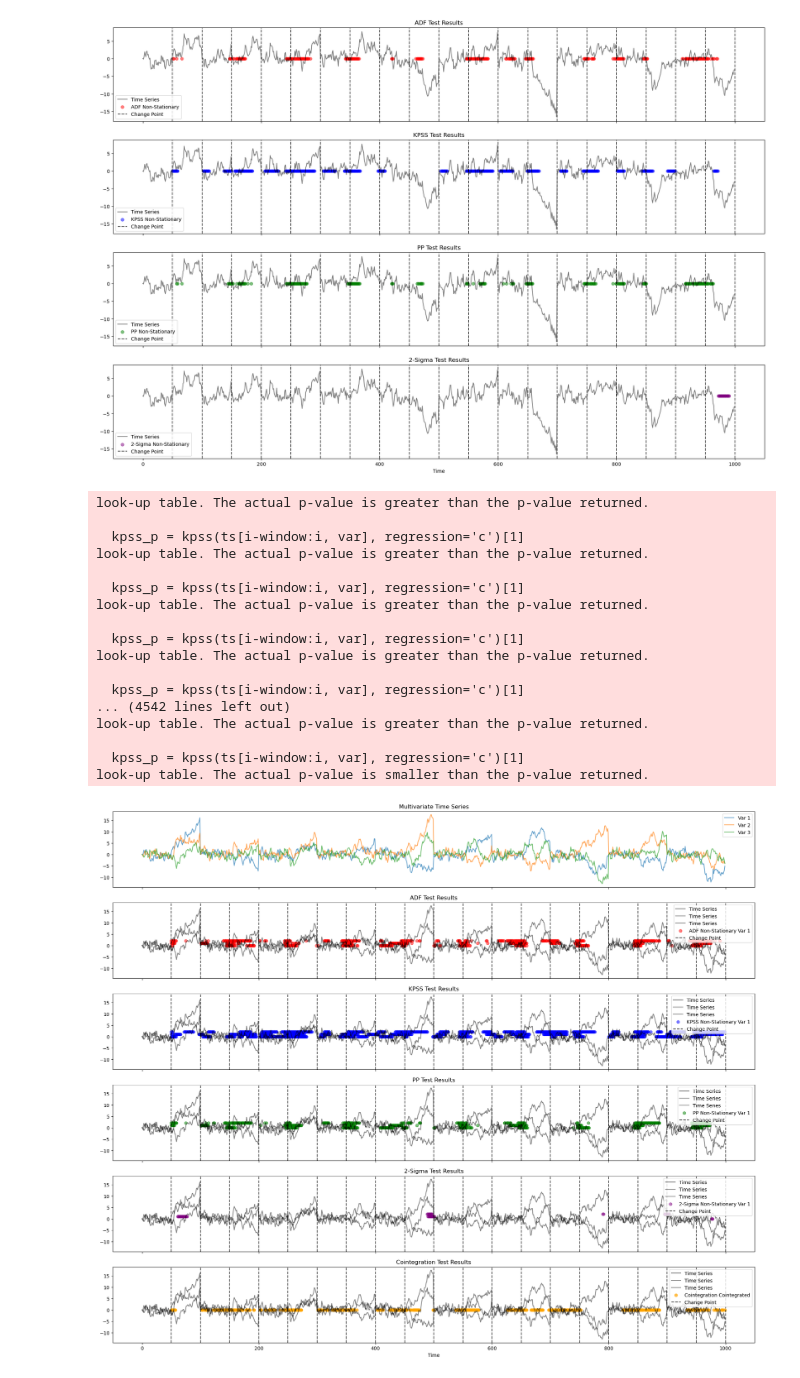
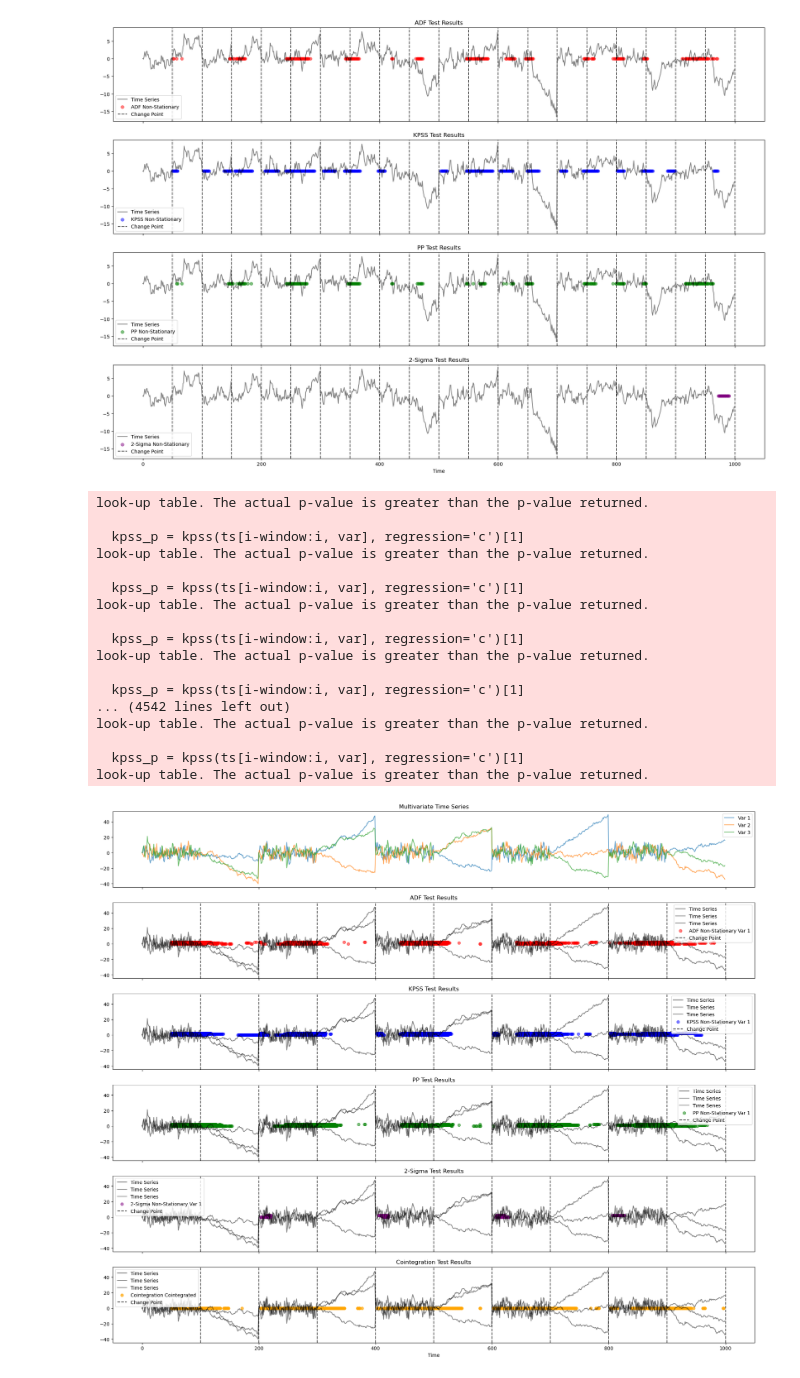
Before and after one commit to joshlooks/covariance-matrix, a Jupyter notebook: stats_roc.ipynb, the cells around one changed output. Cells and saved outputs as stored; diff of their text form; code cells hidden in the pictures.

```diff
--- a/stats_roc.ipynb
+++ b/stats_roc.ipynb
@@ -104,14 +104,14 @@ def generate_multivariate_ts(n_periods=1000, n_variables=3, segment_length=50, s
         for var in range(n_variables):
             if i % 2 == 0:
                 # Stationary: AR(1) process
-                ar_coeff = 0.7
-                noise = np.random.normal(0, 1, segment_length)
+                ar_coeff = 0.5
+                noise = np.random.normal(0, 5, segment_length)
                 segment = np.zeros(segment_length)
                 for t in range(1, segment_length):
                     segment[t] = ar_coeff * segment[t-1] + noise[t]
             else:
                 # Non-Stationary: Random walk
-                drift = np.random.uniform(-0.1, 0.1)
+                drift = np.random.uniform(-0.5, 0.5)
                 segment = np.cumsum(np.random.normal(drift, 1, segment_length))
 
             ts[i*segment_length:(i+1)*segment_length, var] = segment
@@ -201,7 +201,7 @@ def plot_results_multivariate(ts, adf_results, kpss_results, pp_results, sigma_r
     plt.show()
 
 # Run the analysis for multivariate time series
-ts, change_points = generate_multivariate_ts()
+ts, change_points = generate_multivariate_ts(segment_length=100)
 
 # Perform rolling Johansen cointegration test
 cointegration_results = johansen_cointegration_test(ts, window=50)
@@ -212,35 +212,35 @@ adf_results, kpss_results, pp_results, sigma_results = rolling_tests_multivariat
 # Plot results
 plot_results_multivariate(ts, adf_results, kpss_results, pp_results, sigma_results, cointegration_results, change_points, window=50)
 
 from sklearn.metrics import roc_curve, auc
 
 def generate_true_labels(n_periods=1000, n_variables=3, segment_length=50):
     true_labels = np.zeros((n_periods, n_variables))
 
     for i in range(n_periods // segment_length):
         label = 1 if i % 2 == 1 else 0  # Alternating between stationary (0) and non-stationary (1)
         true_labels[i*segment_length:(i+1)*segment_length, :] = label
 
     return true_labels
 # %% [output]
 look-up table. The actual p-value is greater than the p-value returned.
 
   kpss_p = kpss(ts[i-window:i, var], regression='c')[1]
 look-up table. The actual p-value is greater than the p-value returned.
 
   kpss_p = kpss(ts[i-window:i, var], regression='c')[1]
 look-up table. The actual p-value is greater than the p-value returned.
 
   kpss_p = kpss(ts[i-window:i, var], regression='c')[1]
 look-up table. The actual p-value is greater than the p-value returned.
 
   kpss_p = kpss(ts[i-window:i, var], regression='c')[1]
 ... (4542 lines left out)
 look-up table. The actual p-value is greater than the p-value returned.
 
   kpss_p = kpss(ts[i-window:i, var], regression='c')[1]
-look-up table. The actual p-value is smaller than the p-value returned.
+look-up table. The actual p-value is greater than the p-value returned.
-[figure, old version]
+[figure, new version]
 # %%
 def generate_true_labels(n_periods=1000, n_variables=3, segment_length=50):
     true_labels = np.zeros(n_periods)
```
Also changed, not shown: parts of 2 cells of this notebook, 4 other files.
